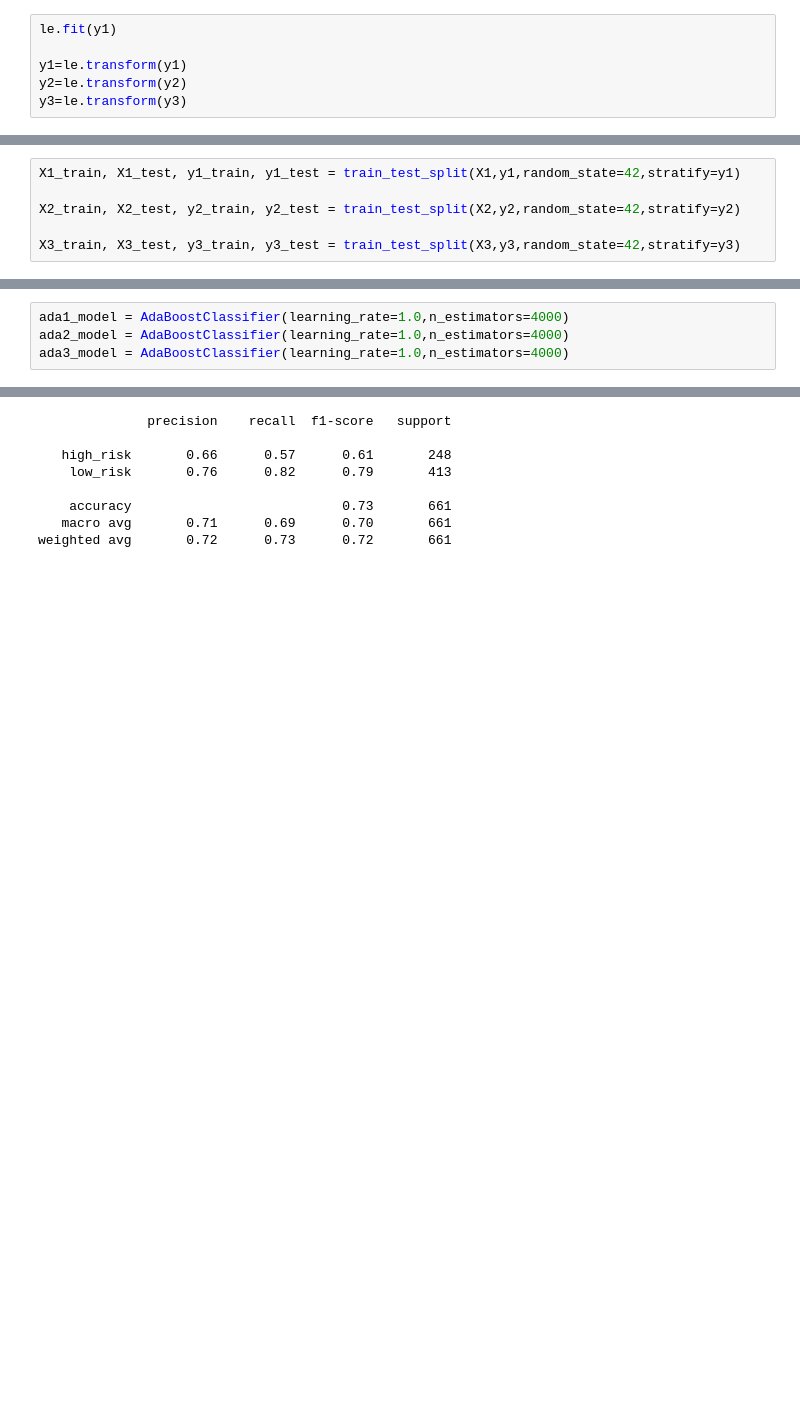
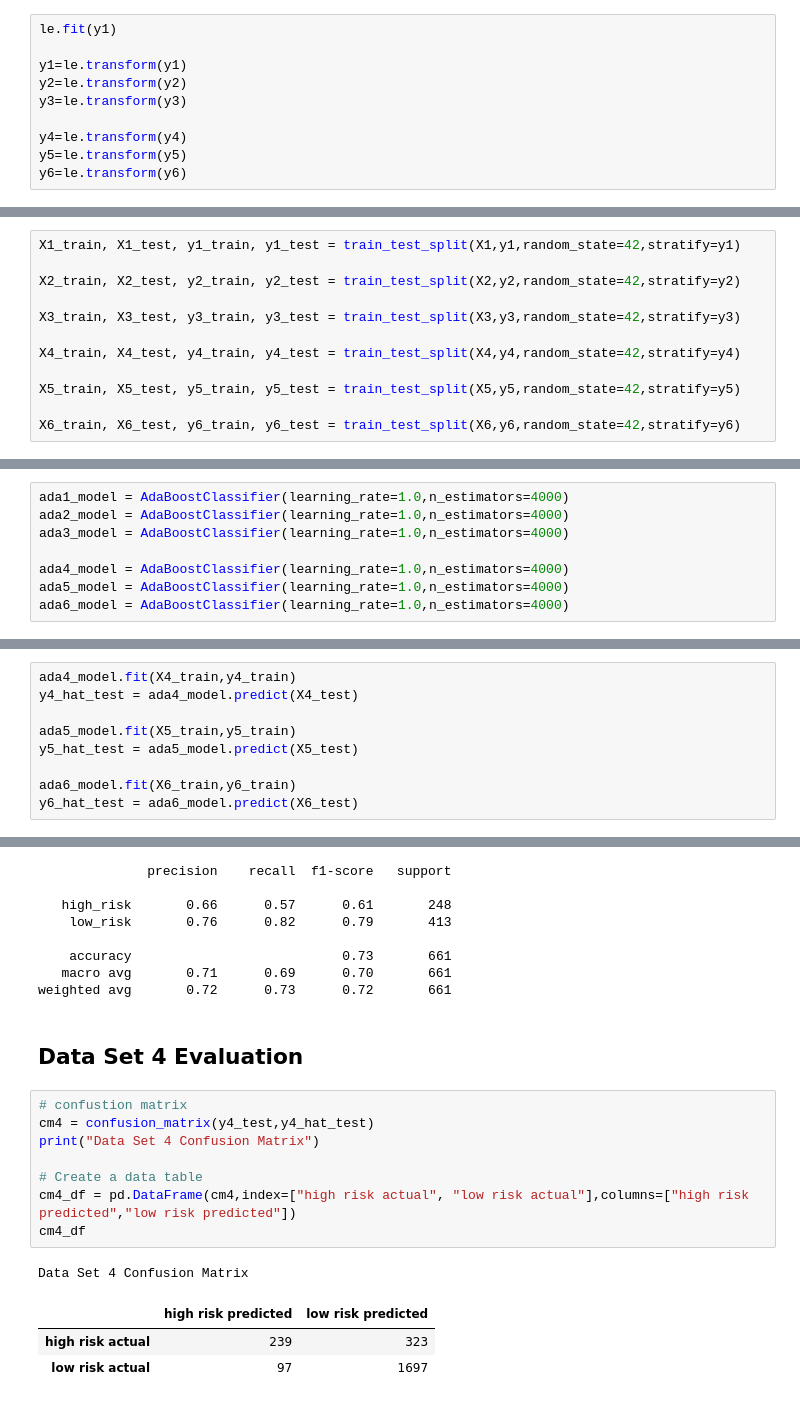
Before and after one commit to david-garza/enterococci_prediction_analysis, a Jupyter notebook: machine_learning/ml_final.ipynb, the cells around one changed output, grey strips where cells are left out. Saved outputs shown, nothing was run; the diff lists cells and outputs as text; blank space fills up the shorter version.

Commit message:
Added city beaches to modeling

```diff
--- a/machine_learning/ml_final.ipynb
+++ b/machine_learning/ml_final.ipynb
@@ -273,6 +212,10 @@ le.fit(y1)
 y1=le.transform(y1)
 y2=le.transform(y2)
 y3=le.transform(y3)
+
+y4=le.transform(y4)
+y5=le.transform(y5)
+y6=le.transform(y6)
 # %%
 target_labels=le.inverse_transform([0,1])
 # %% [markdown]
@@ -283,3 +226,9 @@ X1_train, X1_test, y1_train, y1_test = train_test_split(X1,y1,random_state=42,st
 X2_train, X2_test, y2_train, y2_test = train_test_split(X2,y2,random_state=42,stratify=y2)
 
 X3_train, X3_test, y3_train, y3_test = train_test_split(X3,y3,random_state=42,stratify=y3)
+
+X4_train, X4_test, y4_train, y4_test = train_test_split(X4,y4,random_state=42,stratify=y4)
+
+X5_train, X5_test, y5_train, y5_test = train_test_split(X5,y5,random_state=42,stratify=y5)
+
+X6_train, X6_test, y6_train, y6_test = train_test_split(X6,y6,random_state=42,stratify=y6)
@@ -301,6 +238,10 @@ X2_train.shape
 ada1_model = AdaBoostClassifier(learning_rate=1.0,n_estimators=4000)
 ada2_model = AdaBoostClassifier(learning_rate=1.0,n_estimators=4000)
 ada3_model = AdaBoostClassifier(learning_rate=1.0,n_estimators=4000)
+
+ada4_model = AdaBoostClassifier(learning_rate=1.0,n_estimators=4000)
+ada5_model = AdaBoostClassifier(learning_rate=1.0,n_estimators=4000)
+ada6_model = AdaBoostClassifier(learning_rate=1.0,n_estimators=4000)
 # %%
 # Fit the model and predict
 ada1_model.fit(X1_train,y1_train)
@@ -311,6 +252,15 @@ y2_hat_test = ada2_model.predict(X2_test)
 
 ada3_model.fit(X3_train,y3_train)
 y3_hat_test = ada3_model.predict(X3_test)
+# %%
+ada4_model.fit(X4_train,y4_train)
+y4_hat_test = ada4_model.predict(X4_test)
+
+ada5_model.fit(X5_train,y5_train)
+y5_hat_test = ada5_model.predict(X5_test)
+
+ada6_model.fit(X6_train,y6_train)
+y6_hat_test = ada6_model.predict(X6_test)
 # %% [markdown]
 # Evaluate Performance
 # %%
@@ -401,3 +349,18 @@ print(classification_report(y3_test,y3_hat_test,target_names=target_labels))
     accuracy                           0.73       661
    macro avg       0.71      0.69      0.70       661
 weighted avg       0.72      0.73      0.72       661
+# %% [markdown]
+## Data Set 4 Evaluation
+# %%
+# confustion matrix
+cm4 = confusion_matrix(y4_test,y4_hat_test)
+print("Data Set 4 Confusion Matrix")
+
+# Create a data table
+cm4_df = pd.DataFrame(cm4,index=["high risk actual", "low risk actual"],columns=["high risk predicted","low risk predicted"])
+cm4_df
+# %% [output]
+Data Set 4 Confusion Matrix
+|  | high risk predicted | low risk predicted |
+| high risk actual | 239 | 323 |
+| low risk actual | 97 | 1697 |
```
Also changed, not shown: parts of 30 cells of this notebook.
